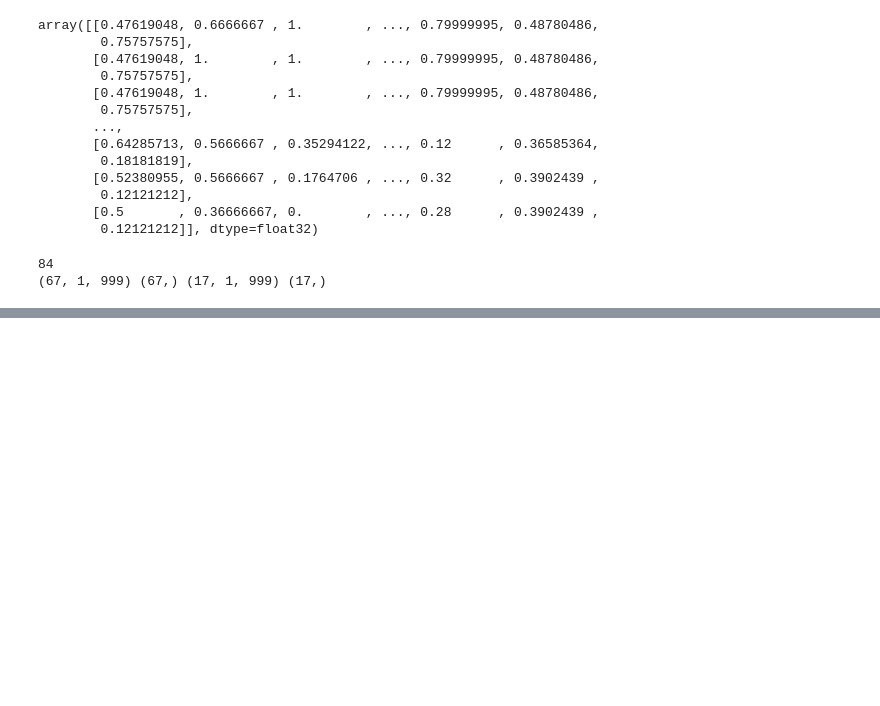
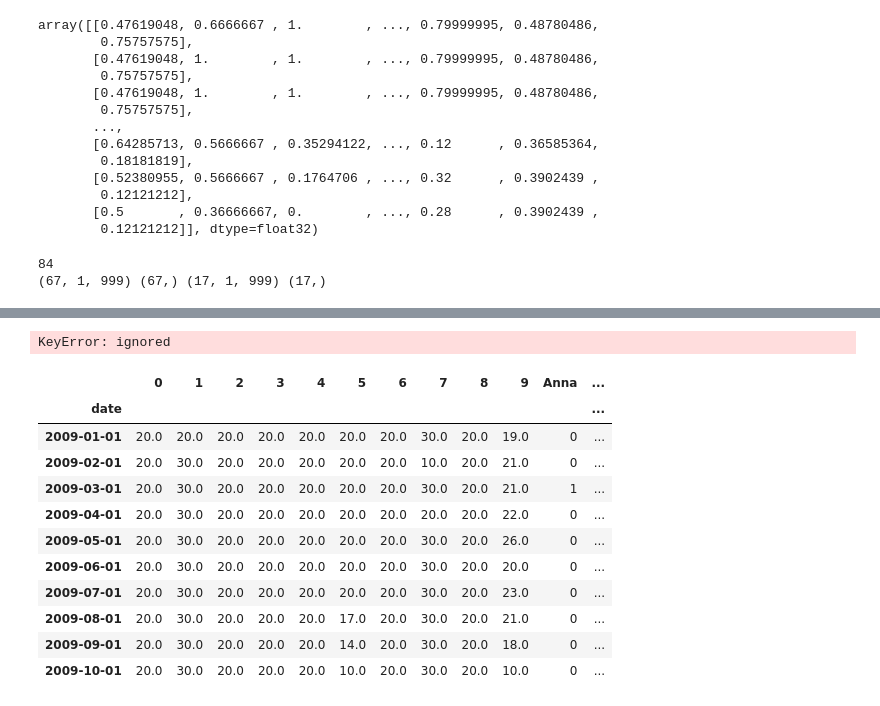
Before and after one commit to bchuchucaa/RNNConsumoDeAgua, a Jupyter notebook: RNNConsumoDeAgua.ipynb, the cells around one changed output, grey strips where cells are left out. Saved outputs shown, nothing was run; the diff lists cells and outputs as text; code cells hidden in the pictures; blank space fills up the shorter version.

```diff
--- a/RNNConsumoDeAgua.ipynb
+++ b/RNNConsumoDeAgua.ipynb
@@ -236,0 +375,5 @@ Name: 999, dtype: float64
+# %%
+dataset=dataset.transpose()
+# %%
+dataset.index.name = 'date'
+dataset
@@ -236,0 +394,4 @@ Name: 999, dtype: float64
+# %%
+dataset.set_index(['date', 'Names']).unstack()
+# %% [output]
+KeyError: ignored
@@ -236,0 +400,19 @@ Name: 999, dtype: float64
+# %%
+one_hot = pd.get_dummies(dataset['Names'])
+dataset = dataset.drop('Names',axis = 1)
+dataset = dataset.join(one_hot)
+# %%
+dataset
+# %% [output]
+|  | 0 | 1 | 2 | 3 | 4 | 5 | 6 | 7 | 8 | 9 | Anna | ... |
+| date |  |  |  |  |  |  |  |  |  |  |  | ... |
+| 2009-01-01 | 20.0 | 20.0 | 20.0 | 20.0 | 20.0 | 20.0 | 20.0 | 30.0 | 20.0 | 19.0 | 0 | ... |
+| 2009-02-01 | 20.0 | 30.0 | 20.0 | 20.0 | 20.0 | 20.0 | 20.0 | 10.0 | 20.0 | 21.0 | 0 | ... |
+| 2009-03-01 | 20.0 | 30.0 | 20.0 | 20.0 | 20.0 | 20.0 | 20.0 | 30.0 | 20.0 | 21.0 | 1 | ... |
+| 2009-04-01 | 20.0 | 30.0 | 20.0 | 20.0 | 20.0 | 20.0 | 20.0 | 20.0 | 20.0 | 22.0 | 0 | ... |
+| 2009-05-01 | 20.0 | 30.0 | 20.0 | 20.0 | 20.0 | 20.0 | 20.0 | 30.0 | 20.0 | 26.0 | 0 | ... |
+| 2009-06-01 | 20.0 | 30.0 | 20.0 | 20.0 | 20.0 | 20.0 | 20.0 | 30.0 | 20.0 | 20.0 | 0 | ... |
+| 2009-07-01 | 20.0 | 30.0 | 20.0 | 20.0 | 20.0 | 20.0 | 20.0 | 30.0 | 20.0 | 23.0 | 0 | ... |
+| 2009-08-01 | 20.0 | 30.0 | 20.0 | 20.0 | 20.0 | 17.0 | 20.0 | 30.0 | 20.0 | 21.0 | 0 | ... |
+| 2009-09-01 | 20.0 | 30.0 | 20.0 | 20.0 | 20.0 | 14.0 | 20.0 | 30.0 | 20.0 | 18.0 | 0 | ... |
+| 2009-10-01 | 20.0 | 30.0 | 20.0 | 20.0 | 20.0 | 10.0 | 20.0 | 30.0 | 20.0 | 10.0 | 0 | ... |
```
Also changed, not shown: parts of 31 cells of this notebook.
